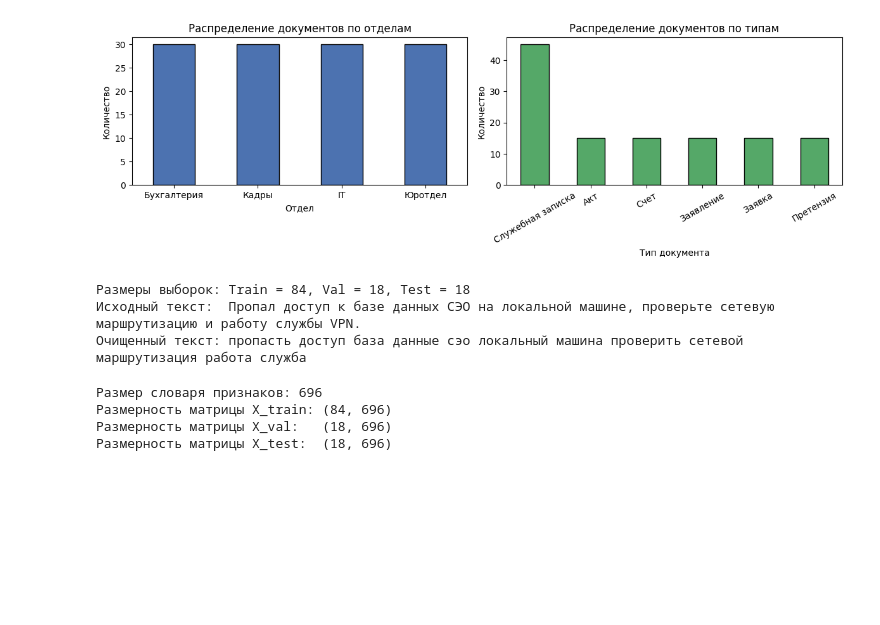
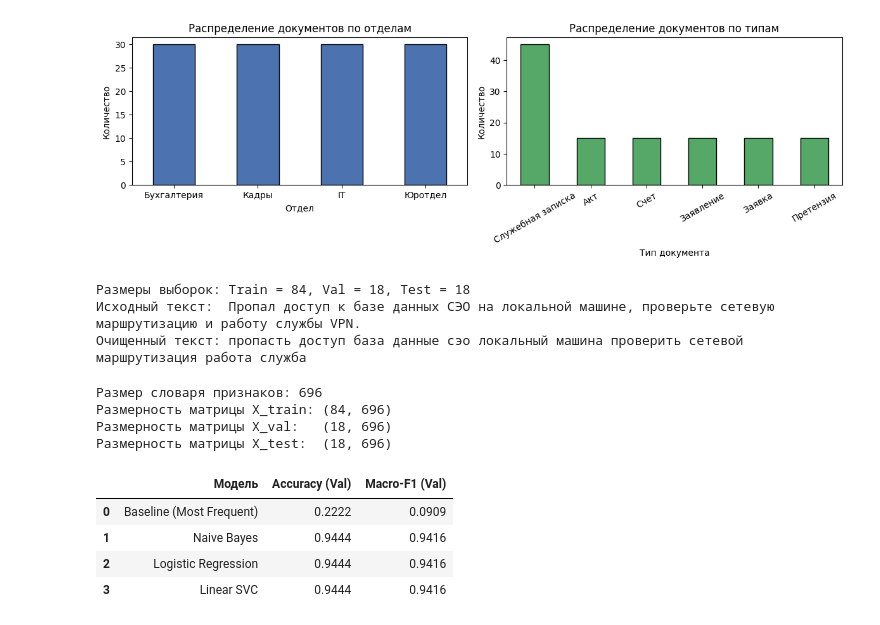
Before and after one commit to ilovemadfenmobile18-lab/doc-classification-ml, a Jupyter notebook: notebooks/01_eda_and_preprocessing.ipynb, the cells around one changed output. Saved outputs shown, nothing was run; the diff lists cells and outputs as text; code cells hidden in the pictures; blank space fills up the shorter version.

```diff
--- a/notebooks/01_eda_and_preprocessing.ipynb
+++ b/notebooks/01_eda_and_preprocessing.ipynb
@@ -118,3 +118,45 @@ print(f"Размерность матрицы X_test:  {X_test.shape}")
 Размерность матрицы X_train: (84, 696)
 Размерность матрицы X_val:   (18, 696)
 Размерность матрицы X_test:  (18, 696)
+# %%
+import pandas as pd
+from sklearn.dummy import DummyClassifier
+from sklearn.naive_bayes import MultinomialNB
+from sklearn.svm import LinearSVC
+from sklearn.linear_model import LogisticRegression
+from sklearn.metrics import f1_score, accuracy_score
+
+# Модели для сравнения (Baseline + классификаторы)
+models = {
+    "Baseline (Most Frequent)": DummyClassifier(strategy="most_frequent"),
+    "Naive Bayes": MultinomialNB(),
+    "Logistic Regression": LogisticRegression(random_state=42),
+    "Linear SVC": LinearSVC(random_state=42)
+}
+
+results = []
+trained_models = {}
+
+for name, model in models.items():
+    model.fit(X_train, y_train)
+    val_preds = model.predict(X_val)
+
+    macro_f1 = f1_score(y_val, val_preds, average='macro')
+    acc = accuracy_score(y_val, val_preds)
+
+    results.append({
+        "Модель": name,
+        "Accuracy (Val)": round(acc, 4),
+        "Macro-F1 (Val)": round(macro_f1, 4)
+    })
+    trained_models[name] = model
+
+# Сводная таблица
+metrics_df = pd.DataFrame(results)
+metrics_df
+# %% [output]
+|  | Модель | Accuracy (Val) | Macro-F1 (Val) |
+| 0 | Baseline (Most Frequent) | 0.2222 | 0.0909 |
+| 1 | Naive Bayes | 0.9444 | 0.9416 |
+| 2 | Logistic Regression | 0.9444 | 0.9416 |
+| 3 | Linear SVC | 0.9444 | 0.9416 |
```
Also changed, not shown: parts of 1 cell of this notebook.
